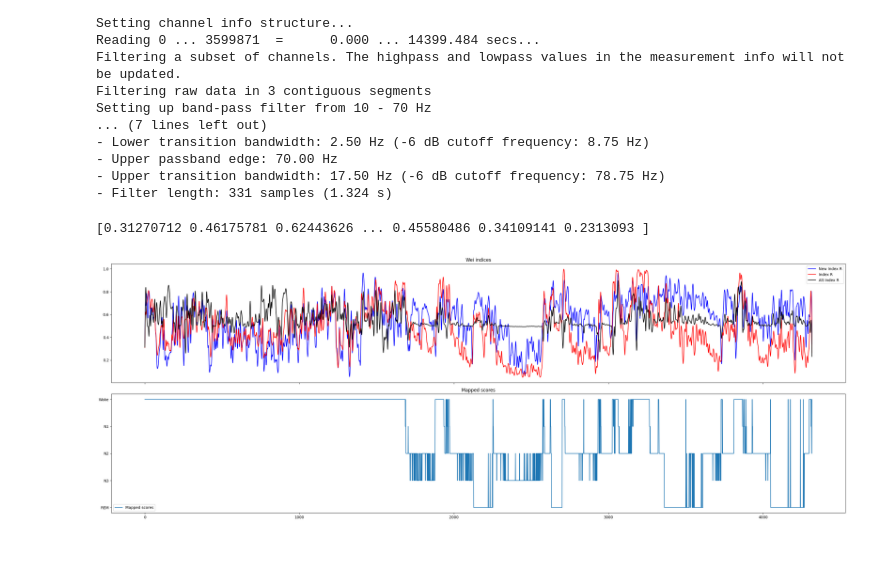
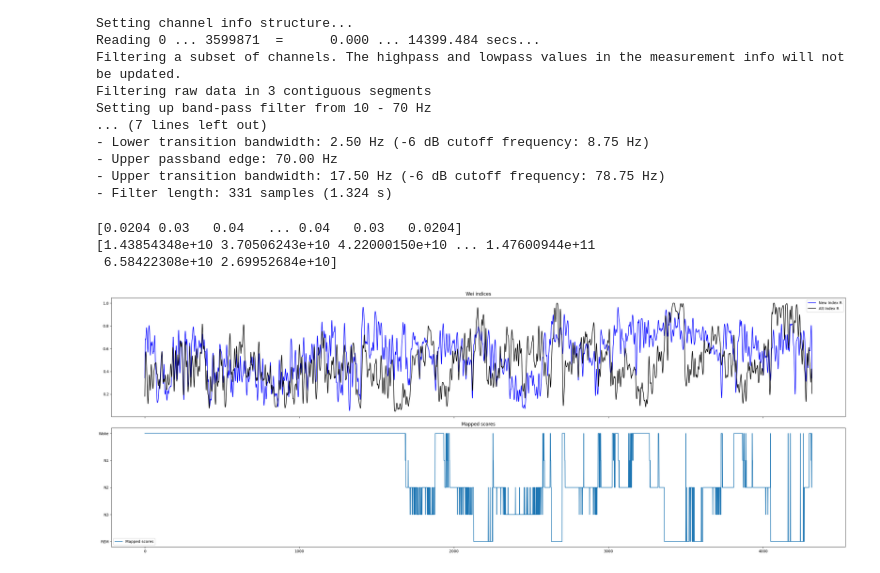
Before and after one commit to AbdelRayan/Human_SleepSCoring, a Jupyter notebook: Tim/attempted_REM_mixing.ipynb, the cells around one changed output. Cells and saved outputs as stored; diff of their text form; code cells hidden in the pictures.

```diff
--- a/Tim/attempted_REM_mixing.ipynb
+++ b/Tim/attempted_REM_mixing.ipynb
@@ -285,10 +237,17 @@ nindex_r_log = np.log(nindex_r)
 nindex_r_norm = wei_normalizing(nindex_r_log)
 nindex_r_smoothed = np.convolve(np.convolve(np.convolve(nindex_r_norm, np.ones(5)/5, mode='same'), np.ones(5)/5, mode='same'), np.ones(5)/5, mode='same')
 # %%
-alt_index_r = alt_index_R(delta_norm, theta_norm, sigma_norm, EMG_norm, gamma_norm, EOG1, EOG2, epoch_length, fs)
-alt_index_r_shifted = alt_index_r - np.nanmin(alt_index_r) + 1e-6
-alt_index_r_log = np.log(alt_index_r_shifted)
+eog_features = rem_feature(EOG1, EOG2, epoch_length, fs)
+eog_features = wei_normalizing(eog_features)
+eog_features = np.convolve(
+    np.convolve(
+        np.convolve(eog_features, np.ones(5)/5, mode='same'),
+        np.ones(5)/5, mode='same'),
+    np.ones(5)/5, mode='same'
+)
 
+alt_index_r = alt_index_R(delta, alpha_norm, sigma_norm, EMG_norm, gamma_norm, eog_features)
+alt_index_r_log = np.log(alt_index_r)
 alt_index_r_norm = wei_normalizing(alt_index_r_log)
 alt_index_r_smoothed = np.convolve(
     np.convolve(
@@ -296,36 +255,41 @@ alt_index_r_smoothed = np.convolve(
         np.ones(5)/5, mode='same'),
     np.ones(5)/5, mode='same'
 )
-print(alt_index_r_smoothed)
-# %% [output]
-[0.31270712 0.46175781 0.62443626 ... 0.45580486 0.34109141 0.2313093 ]
+# %%
+print(alt_index_r_smoothed)
+print(alt_index_r)
+# %% [output]
+[0.0204 0.03   0.04   ... 0.04   0.03   0.0204]
+[1.43854348e+10 3.70506243e+10 4.22000150e+10 ... 1.47600944e+11
+ 6.58422308e+10 2.69952684e+10]
 # %%
 epochs = np.arange(len(EMG_norm))
 # %%
 fig, (ax1, ax2) = plt.subplots(2, 1, sharex=True, figsize = (28, 10))
 # Plot data on each subplot
 ax1.plot(epochs, nindex_r_smoothed, label='New Index R', color='blue')
-ax1.plot(epochs, index_r_smoothed, label='Index R', color='red')
+# ax1.plot(epochs, index_r_smoothed, label='Index R', color='red')
+# ax1.plot(epochs, eog_features, label="EOG feature", color='yellow')
 ax1.plot(epochs, alt_index_r_smoothed, label='Alt Index R', color='black')
 
 ax2.plot(hypno_epochs, mapped_scores, label='Mapped scores')
 
 
 # Add legends
 ax1.legend()
 ax2.legend()
 
 
 # Add titles
 ax1.set_title('Wei indices')
 ax2.set_title('Mapped scores')
 ax2.set_yticks([0, 1, 2, 3, 4])
 ax2.set_yticklabels(state_labels)
 ax2.invert_yaxis()
 # Adjust layout to avoid overlap
 plt.tight_layout()
 plt.savefig(f"{output_dir}/Wei_indices_original.svg", format='svg')
 # Show the plots
 plt.show()
 # %% [output]
-[figure, old version]
+[figure, new version]
```
Also changed, not shown: parts of 1 cell of this notebook.
